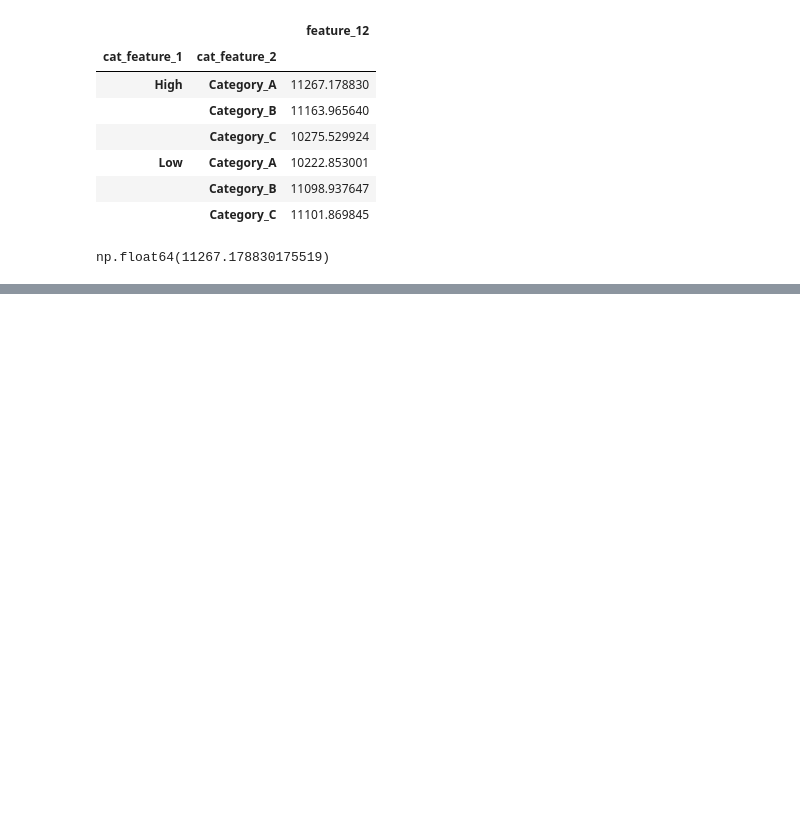
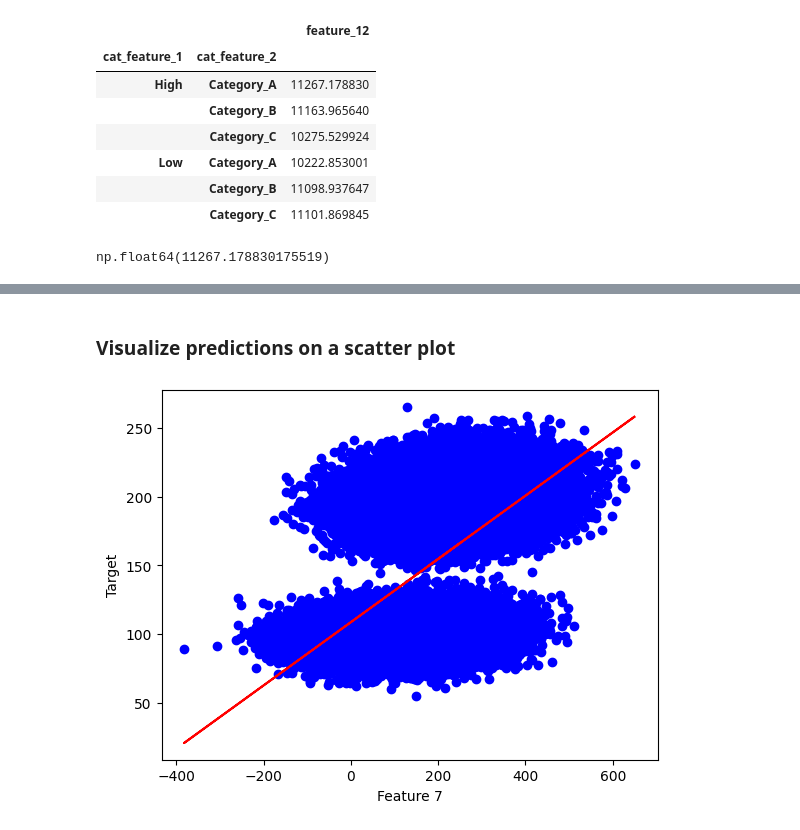
Before and after one commit to kir1m1/sk-data-science-hackathon, a Jupyter notebook: case_study.ipynb, the cells around one changed output, grey strips where cells are left out. Drawn from its saved outputs; the diff is of its cells as text; code cells hidden in the pictures; blank space fills up the shorter version.

```diff
--- a/case_study.ipynb
+++ b/case_study.ipynb
@@ -86,0 +95,12 @@ np.float64(11267.178830175519)
+# %%
+x_features = case_study.drop(['target', 'cat_feature_1', 'cat_feature_2'], axis=1)
+y_features = case_study['target'].values
+lin_reg_model = LinearRegression()
+predictions = dict()
+
+for col in x_features.columns:
+    x = x_features.loc[:, col].values
+    lin_reg_model.fit(x.reshape(-1, 1), y)
+    predictions[col] = lin_reg_model.predict(x.reshape(-1,1))
+
+predictions
@@ -86,0 +150,13 @@ np.float64(11267.178830175519)
+# %% [markdown]
+### Visualize predictions on a scatter plot
+# %%
+# (count, ) = y_test.shape
+ft_7 = case_study.loc[:, 'feature_7'].values
+
+plt.scatter(ft_7, y_features, color="blue")
+plt.plot(ft_7, predictions['feature_7'], color="red")
+plt.xlabel("Feature 7")
+plt.ylabel("Target")
+plt.show()
+# %% [output]
+[figure, added]
```
Also changed, not shown: parts of 6 cells of this notebook, 1 other file.
